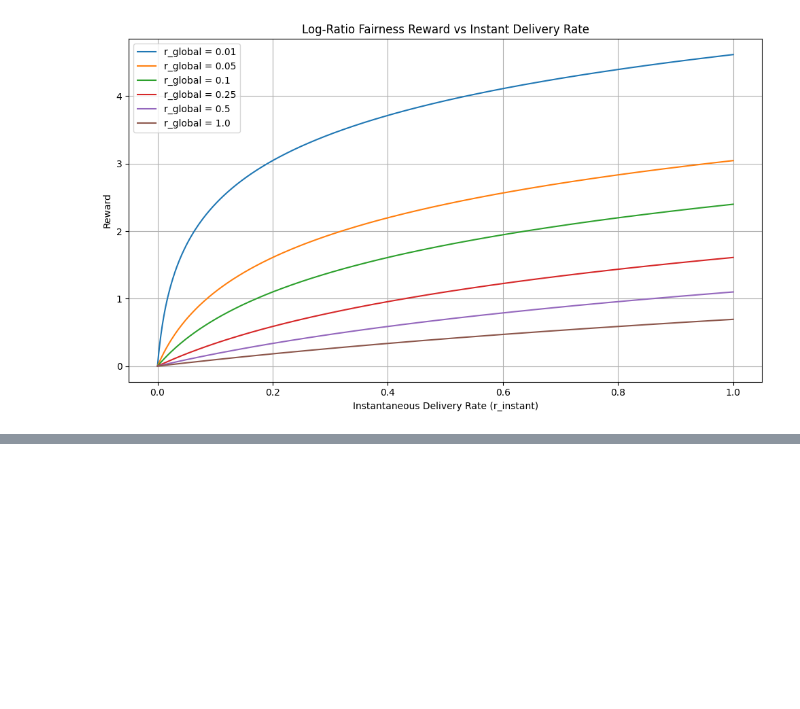
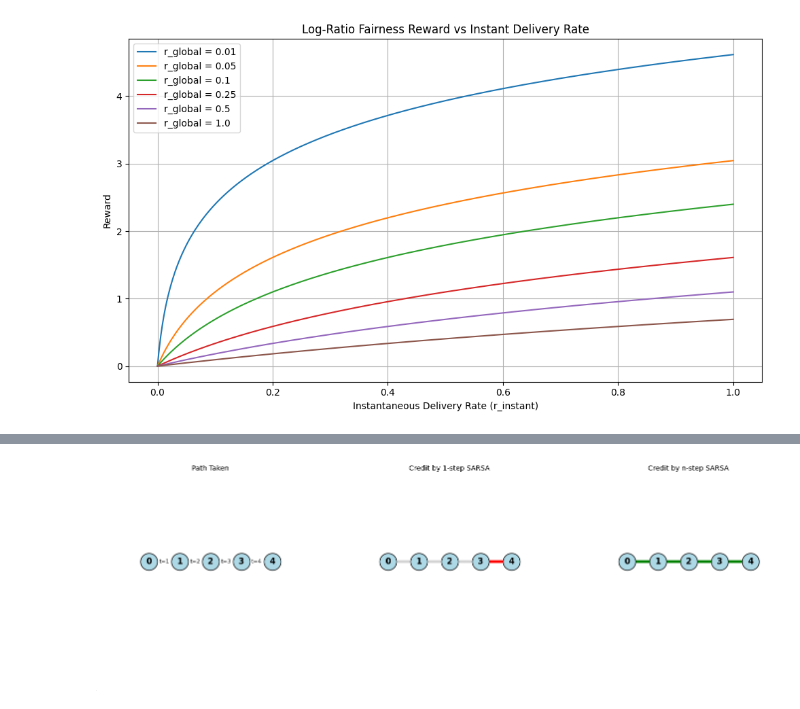
Before and after one commit to Berat03/quantumScheduling, a Jupyter notebook: new/workingCode/test.ipynb, the cells around one changed output, grey strips where cells are left out. Saved outputs shown, nothing was run; the diff lists cells and outputs as text; code cells hidden in the pictures; blank space fills up the shorter version.

```diff
--- a/new/workingCode/test.ipynb
+++ b/new/workingCode/test.ipynb
@@ -26,0 +159,64 @@ plt.show()
+# %%
+import matplotlib.pyplot as plt
+import networkx as nx
+
+# Create the basic path graph
+nodes = [0, 1, 2, 3, 4]
+edges = [(0, 1), (1, 2), (2, 3), (3, 4)]
+
+# Position nodes in a straight line
+pos = {i: (i, 0) for i in nodes}
+
+# Set up the figure
+fig, axs = plt.subplots(1, 3, figsize=(14, 5))  # Slightly taller figure
+
+# --- 1. Path Taken (Blue) ---
+G1 = nx.Graph()
+G1.add_nodes_from(nodes)
+G1.add_edges_from(edges)
+
+nx.draw_networkx_nodes(G1, pos, ax=axs[0], node_color='lightblue', edgecolors='black', node_size=600)
+nx.draw_networkx_labels(G1, pos, ax=axs[0], font_size=12, font_weight='bold')
+nx.draw_networkx_edges(G1, pos, edgelist=edges, ax=axs[0], edge_color='blue', width=4)
+
+# Proper edge labels directly on the edges
+edge_labels = {(edges[i][0], edges[i][1]): f"t={i+1}" for i in range(len(edges))}
+nx.draw_networkx_edge_labels(G1, pos=pos, edge_labels=edge_labels, ax=axs[0], font_size=8, label_pos=0.5)
+
+axs[0].set_title("Path Taken", fontsize=10, pad=6)
+axs[0].axis('off')
+
+# --- 2. Credit by 1-step SARSA (Red at the end) ---
+G2 = nx.Graph()
+G2.add_nodes_from(nodes)
+G2.add_edges_from(edges)
+
+edge_colors = ['lightgray'] * 3 + ['red']
+
+nx.draw_networkx_nodes(G2, pos, ax=axs[1], node_color='lightblue', edgecolors='black', node_size=600)
+nx.draw_networkx_labels(G2, pos, ax=axs[1], font_size=12, font_weight='bold')
+nx.draw_networkx_edges(G2, pos, edgelist=edges, ax=axs[1], edge_color=edge_colors, width=4)
+
+axs[1].set_title("Credit by 1-step SARSA", fontsize=10, pad=6)
+axs[1].axis('off')
+
+# --- 3. Credit by n-step SARSA (All Green) ---
+G3 = nx.Graph()
+G3.add_nodes_from(nodes)
+G3.add_edges_from(edges)
+
+nx.draw_networkx_nodes(G3, pos, ax=axs[2], node_color='lightblue', edgecolors='black', node_size=600)
+nx.draw_networkx_labels(G3, pos, ax=axs[2], font_size=12, font_weight='bold')
+nx.draw_networkx_edges(G3, pos=pos, edgelist=edges, ax=axs[2], edge_color='green', width=4)
+
+axs[2].set_title("Credit by n-step SARSA", fontsize=10, pad=6)
+axs[2].axis('off')
+
+# --- Draw thin vertical separator lines ---
+fig.subplots_adjust(left=0.05, right=0.95, top=0.85, bottom=0.15, wspace=0.6)
+for xpos in [1/3, 2/3]:
+    fig.lines.append(plt.Line2D([xpos, xpos], [0.1, 0.9], color='lightgray', linewidth=1, linestyle='--'))
+
+plt.show()
+# %% [output]
+[figure, added]
```
Also changed, not shown: parts of 6 cells of this notebook, 14 other files.
